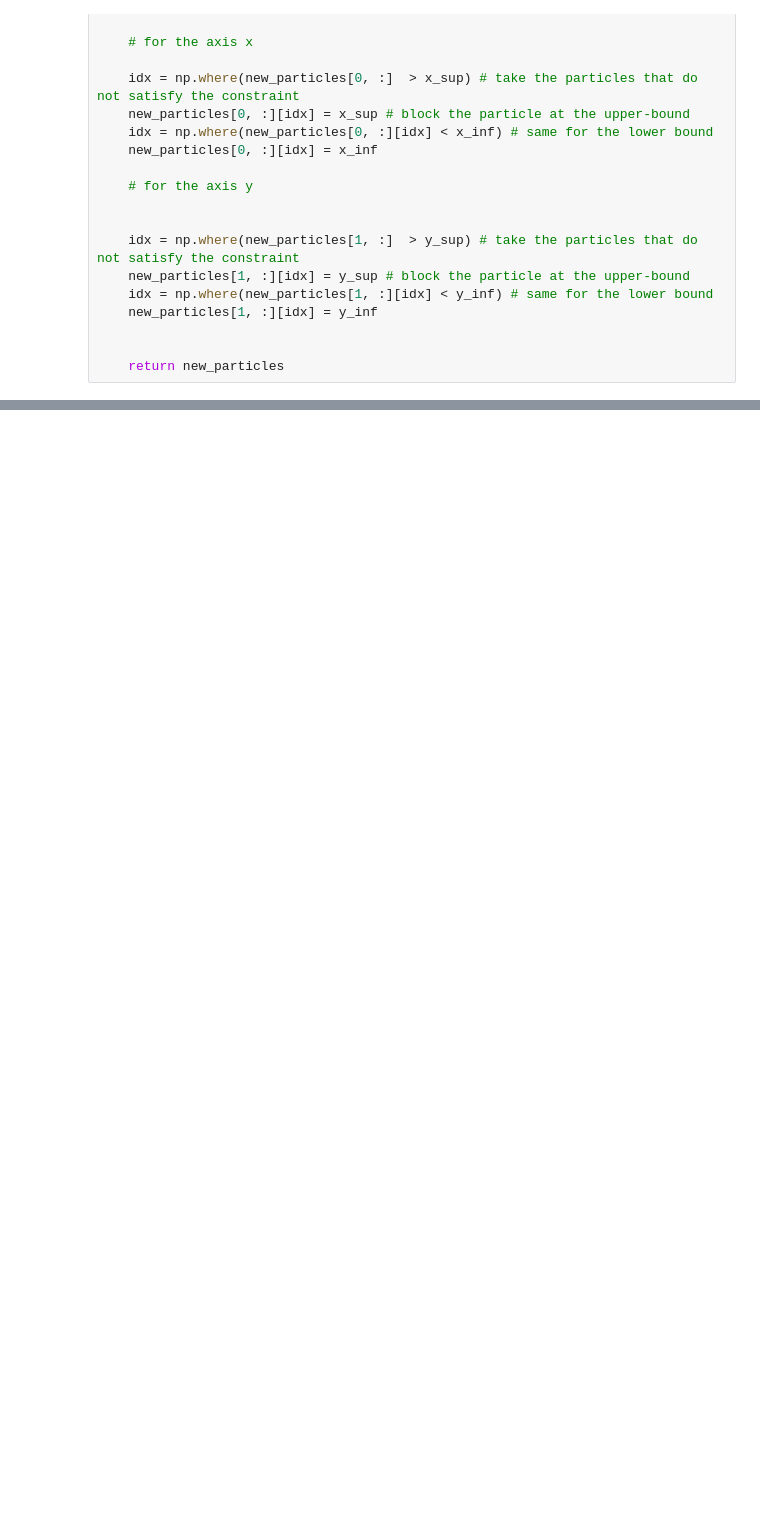
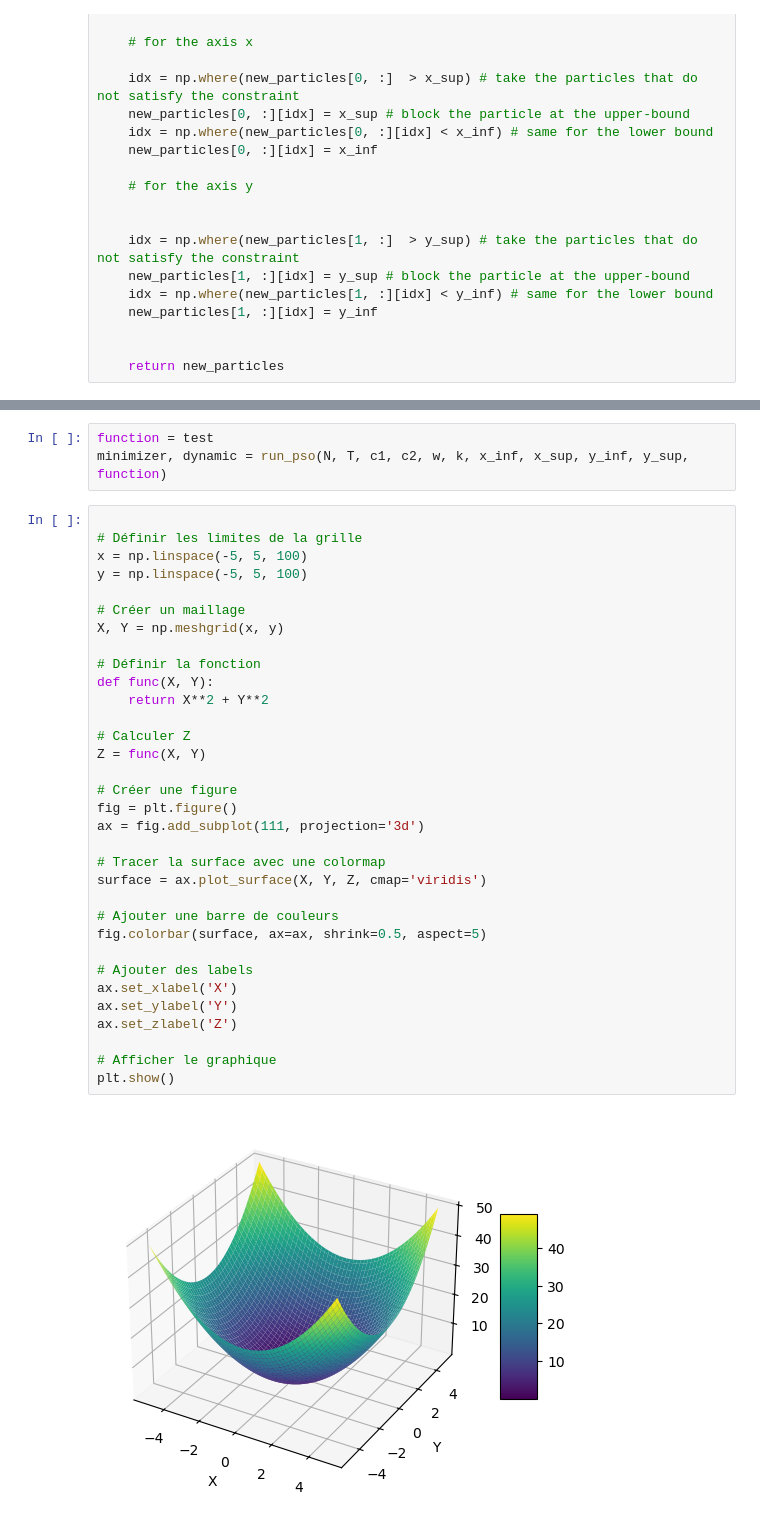
Before and after one commit to MohamedKeteb/optimization_pso_cbo, a Jupyter notebook: 2d_pso.ipynb, the cells around one changed output, grey strips where cells are left out. Drawn from its saved outputs; the diff is of its cells as text; blank space fills up the shorter version.

```diff
--- a/2d_pso.ipynb
+++ b/2d_pso.ipynb
@@ -200,0 +104,38 @@ def function(x):
+# %%
+function = test
+minimizer, dynamic = run_pso(N, T, c1, c2, w, k, x_inf, x_sup, y_inf, y_sup, function)
+# %%
+
+# Définir les limites de la grille
+x = np.linspace(-5, 5, 100)
+y = np.linspace(-5, 5, 100)
+
+# Créer un maillage
+X, Y = np.meshgrid(x, y)
+
+# Définir la fonction
+def func(X, Y):
+    return X**2 + Y**2
+
+# Calculer Z
+Z = func(X, Y)
+
+# Créer une figure
+fig = plt.figure()
+ax = fig.add_subplot(111, projection='3d')
+
+# Tracer la surface avec une colormap
+surface = ax.plot_surface(X, Y, Z, cmap='viridis')
+
+# Ajouter une barre de couleurs
+fig.colorbar(surface, ax=ax, shrink=0.5, aspect=5)
+
+# Ajouter des labels
+ax.set_xlabel('X')
+ax.set_ylabel('Y')
+ax.set_zlabel('Z')
+
+# Afficher le graphique
+plt.show()
+# %% [output]
+[figure, new version]
```
Also changed, not shown: parts of 17 cells of this notebook.
